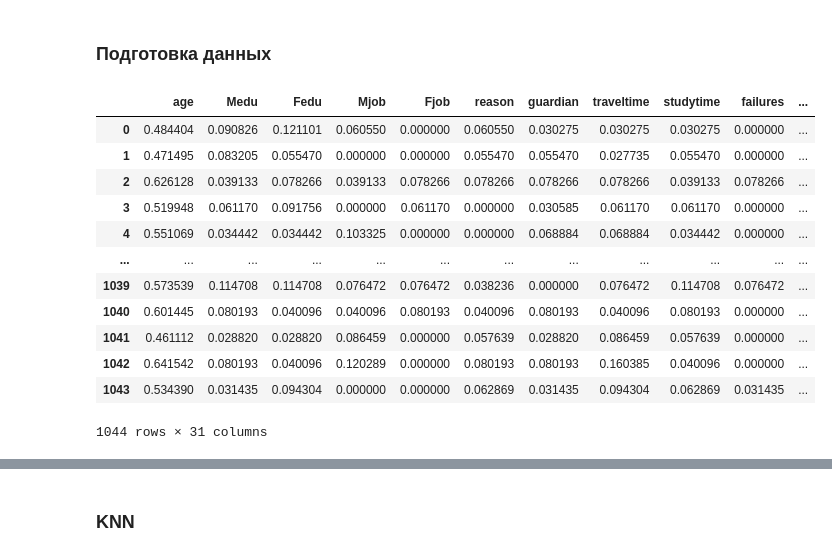
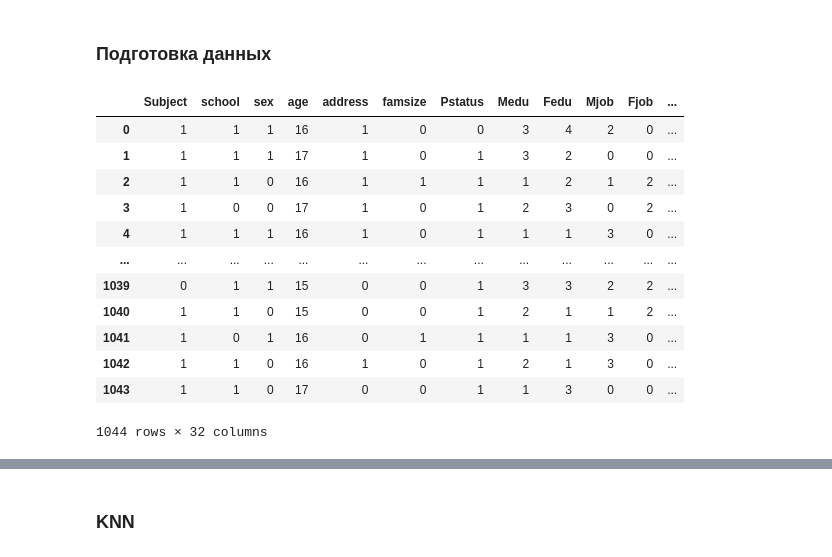
Before and after one commit to dariaAlium/iad, a Jupyter notebook: Lab_3_Supervised_Learning.ipynb, the cells around one changed output, grey strips where cells are left out. Drawn from its saved outputs; the diff is of its cells as text; code cells hidden in the pictures.

```diff
--- a/Lab_3_Supervised_Learning.ipynb
+++ b/Lab_3_Supervised_Learning.ipynb
@@ -261,12 +265,16 @@ def drop_bin(frame, norm):
       norm.drop([seria], axis='columns', inplace=True)
 # %%
 data_norm = pd.DataFrame(preprocessing.normalize(data), columns=list(data.columns))
-data_norm['Alco'] = data_norm['Dalc'] + data_norm['Walc']
-data_norm.drop(['Dalc'], axis='columns', inplace=True)
-data_norm.drop(['Walc'], axis='columns', inplace=True)
+#scaler = preprocessing.StandardScaler()
+#scaler.fit(data)
+#data_norm = pd.DataFrame(scaler.transform(data), columns=list(data.columns))
+
+#data_norm['Alco'] = data_norm['Dalc'] + data_norm['Walc']
+#data_norm.drop(['Dalc'], axis='columns', inplace=True)
+#data_norm.drop(['Walc'], axis='columns', inplace=True)
 data_norm.drop(['G2'], axis='columns', inplace=True)
 
-drop_bin(data, data_norm)
+#drop_bin(data, data_norm)
 
 data_norm
 # %% [output]
@@ -814,27 +831,28 @@ def leave_bin(frame, norm):
     if (frame[seria].max() == 1) & (frame[seria].min() == 0):
       norm[seria] = frame[seria]
 # %%
-data_bin = data_norm.copy()
+data_bin = data.copy()
 data_bin.drop(['G1'], axis='columns', inplace=True)
+data_bin.drop(['G2'], axis='columns', inplace=True)
 data_bin.drop(['G3'], axis='columns', inplace=True)
 data_bin['Pass'] = np.where((data['G3'] > 8),1,0)
-leave_bin(data, data_bin)
+#leave_bin(data, data_bin)
 data_norm['is anybody home'] = np.where((data['Mjob'] == 3)|(data['Fjob'] == 3),1,0)
 data_bin
 # %% [output]
-|  | age | Medu | Fedu | Mjob | Fjob | reason | guardian | traveltime | studytime | failures | ... |
-| 0 | 0.484404 | 0.090826 | 0.121101 | 0.060550 | 0.000000 | 0.060550 | 0.030275 | 0.030275 | 0.030275 | 0.000000 | ... |
-| 1 | 0.471495 | 0.083205 | 0.055470 | 0.000000 | 0.000000 | 0.055470 | 0.055470 | 0.027735 | 0.055470 | 0.000000 | ... |
-| 2 | 0.626128 | 0.039133 | 0.078266 | 0.039133 | 0.078266 | 0.078266 | 0.078266 | 0.078266 | 0.039133 | 0.078266 | ... |
-| 3 | 0.519948 | 0.061170 | 0.091756 | 0.000000 | 0.061170 | 0.000000 | 0.030585 | 0.061170 | 0.061170 | 0.000000 | ... |
-| 4 | 0.551069 | 0.034442 | 0.034442 | 0.103325 | 0.000000 | 0.000000 | 0.068884 | 0.068884 | 0.034442 | 0.000000 | ... |
-| ... | ... | ... | ... | ... | ... | ... | ... | ... | ... | ... | ... |
-| 1039 | 0.573539 | 0.114708 | 0.114708 | 0.076472 | 0.076472 | 0.038236 | 0.000000 | 0.076472 | 0.114708 | 0.076472 | ... |
-| 1040 | 0.601445 | 0.080193 | 0.040096 | 0.040096 | 0.080193 | 0.040096 | 0.080193 | 0.040096 | 0.080193 | 0.000000 | ... |
-| 1041 | 0.461112 | 0.028820 | 0.028820 | 0.086459 | 0.000000 | 0.057639 | 0.028820 | 0.086459 | 0.057639 | 0.000000 | ... |
-| 1042 | 0.641542 | 0.080193 | 0.040096 | 0.120289 | 0.000000 | 0.080193 | 0.080193 | 0.160385 | 0.040096 | 0.000000 | ... |
-| 1043 | 0.534390 | 0.031435 | 0.094304 | 0.000000 | 0.000000 | 0.062869 | 0.031435 | 0.094304 | 0.062869 | 0.031435 | ... |
+|  | Subject | school | sex | age | address | famsize | Pstatus | Medu | Fedu | Mjob | Fjob | ... |
+| 0 | 1 | 1 | 1 | 16 | 1 | 0 | 0 | 3 | 4 | 2 | 0 | ... |
+| 1 | 1 | 1 | 1 | 17 | 1 | 0 | 1 | 3 | 2 | 0 | 0 | ... |
+| 2 | 1 | 1 | 0 | 16 | 1 | 1 | 1 | 1 | 2 | 1 | 2 | ... |
+| 3 | 1 | 0 | 0 | 17 | 1 | 0 | 1 | 2 | 3 | 0 | 2 | ... |
+| 4 | 1 | 1 | 1 | 16 | 1 | 0 | 1 | 1 | 1 | 3 | 0 | ... |
+| ... | ... | ... | ... | ... | ... | ... | ... | ... | ... | ... | ... | ... |
+| 1039 | 0 | 1 | 1 | 15 | 0 | 0 | 1 | 3 | 3 | 2 | 2 | ... |
+| 1040 | 1 | 1 | 0 | 15 | 0 | 0 | 1 | 2 | 1 | 1 | 2 | ... |
+| 1041 | 1 | 0 | 1 | 16 | 0 | 1 | 1 | 1 | 1 | 3 | 0 | ... |
+| 1042 | 1 | 1 | 0 | 16 | 1 | 0 | 1 | 2 | 1 | 3 | 0 | ... |
+| 1043 | 1 | 1 | 0 | 17 | 0 | 0 | 1 | 1 | 3 | 0 | 0 | ... |
-1044 rows × 31 columns
+1044 rows × 32 columns
 # %%
 lab_enc = preprocessing.LabelEncoder()
 data_bin['Pass']=lab_enc.fit_transform(data_bin['Pass'])
```
Also changed, not shown: parts of 32 cells of this notebook.
